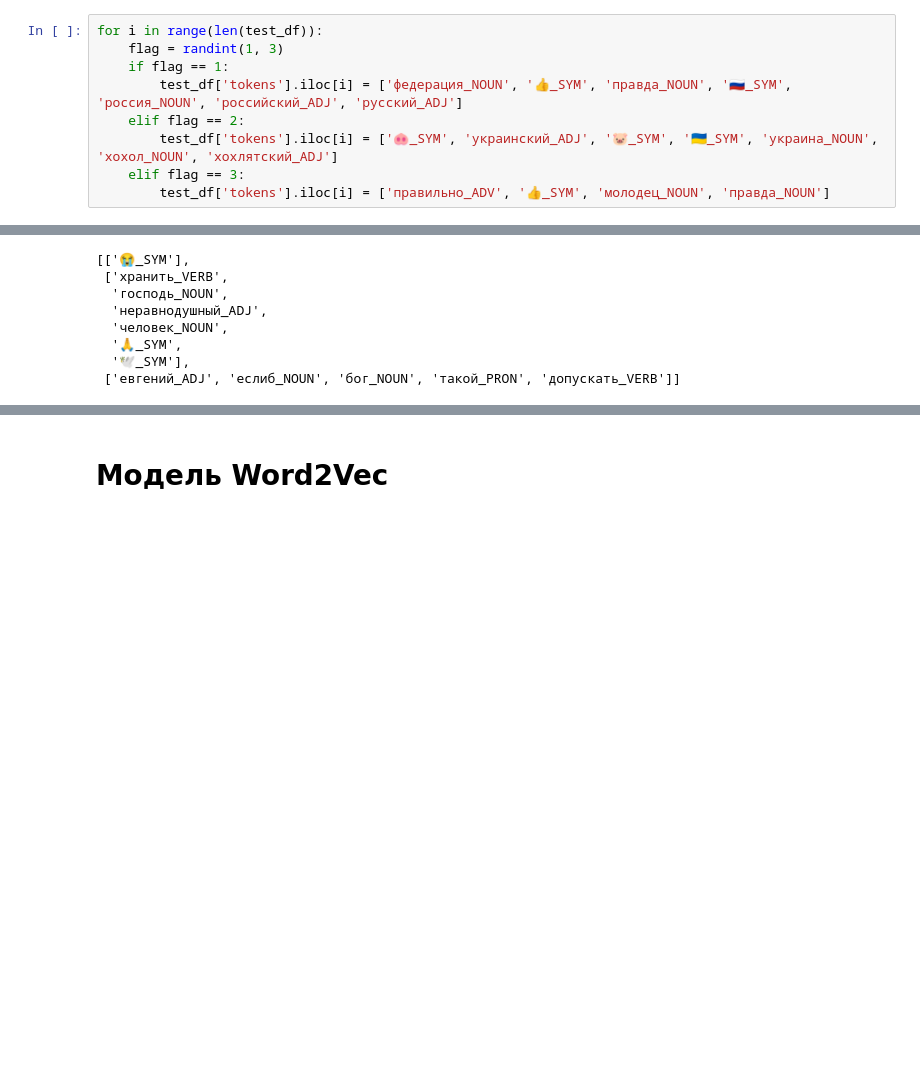
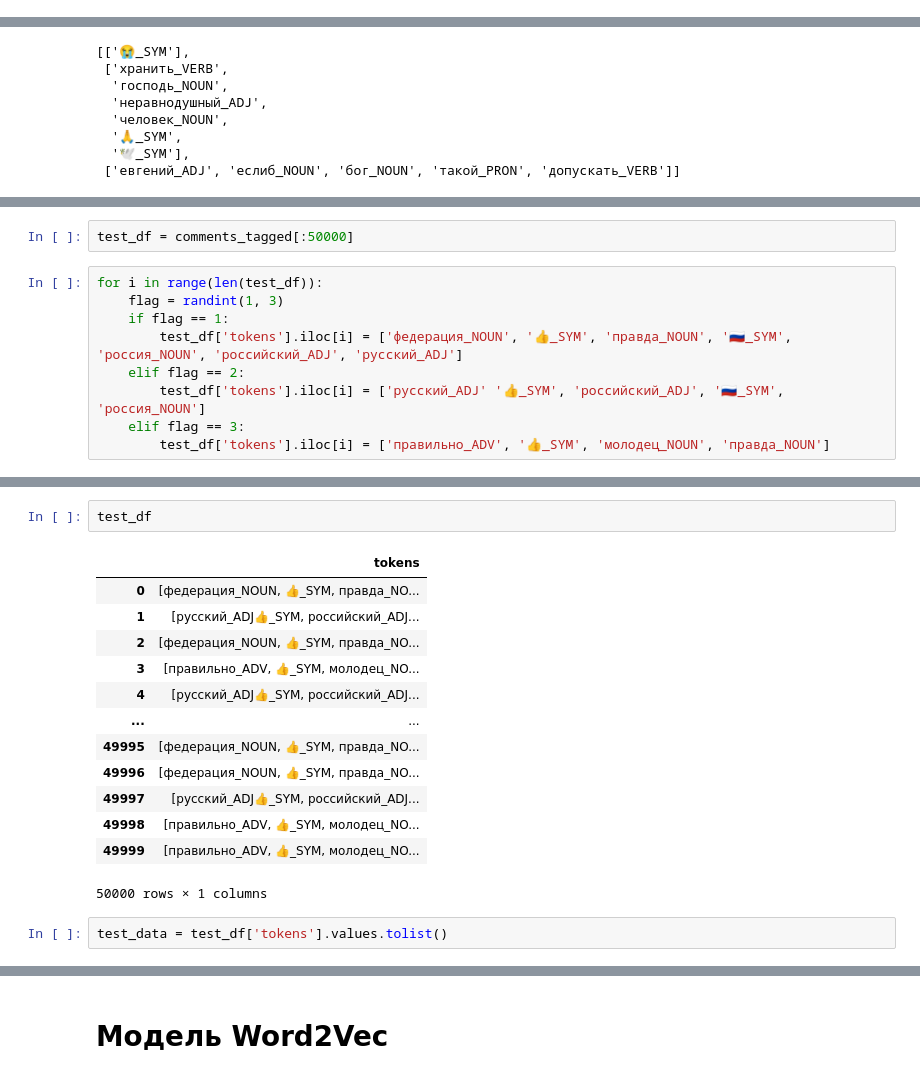
Before and after one commit to maximvscow/vk_data, a Jupyter notebook: word2vec.ipynb, the cells around one changed output, grey strips where cells are left out. Saved outputs shown, nothing was run; the diff lists cells and outputs as text; blank space fills up the shorter version.

```diff
--- a/word2vec.ipynb
+++ b/word2vec.ipynb
@@ -192,9 +189,0 @@ test_df = comments_tagged[:2000]
-# %%
-for i in range(len(test_df)):
-    flag = randint(1, 3)
-    if flag == 1:
-        test_df['tokens'].iloc[i] = ['федерация_NOUN', '👍_SYM', 'правда_NOUN', '🇷🇺_SYM', 'россия_NOUN', 'российский_ADJ', 'русский_ADJ']
-    elif flag == 2:
-        test_df['tokens'].iloc[i] = ['🐽_SYM', 'украинский_ADJ', '🐷_SYM', '🇺🇦_SYM', 'украина_NOUN', 'хохол_NOUN', 'хохлятский_ADJ']
-    elif flag == 3:
-        test_df['tokens'].iloc[i] = ['правильно_ADV', '👍_SYM', 'молодец_NOUN', 'правда_NOUN']
@@ -237,0 +207,11 @@ vk_data[:3]
+# %%
+test_df = comments_tagged[:50000]
+# %%
+for i in range(len(test_df)):
+    flag = randint(1, 3)
+    if flag == 1:
+        test_df['tokens'].iloc[i] = ['федерация_NOUN', '👍_SYM', 'правда_NOUN', '🇷🇺_SYM', 'россия_NOUN', 'российский_ADJ', 'русский_ADJ']
+    elif flag == 2:
+        test_df['tokens'].iloc[i] = ['русский_ADJ' '👍_SYM', 'российский_ADJ', '🇷🇺_SYM', 'россия_NOUN']
+    elif flag == 3:
+        test_df['tokens'].iloc[i] = ['правильно_ADV', '👍_SYM', 'молодец_NOUN', 'правда_NOUN']
@@ -237,0 +231,18 @@ vk_data[:3]
+# %%
+test_df
+# %% [output]
+|  | tokens |
+| 0 | [федерация_NOUN, 👍_SYM, правда_NO... |
+| 1 | [русский_ADJ👍_SYM, российский_ADJ... |
+| 2 | [федерация_NOUN, 👍_SYM, правда_NO... |
+| 3 | [правильно_ADV, 👍_SYM, молодец_NO... |
+| 4 | [русский_ADJ👍_SYM, российский_ADJ... |
+| ... | ... |
+| 49995 | [федерация_NOUN, 👍_SYM, правда_NO... |
+| 49996 | [федерация_NOUN, 👍_SYM, правда_NO... |
+| 49997 | [русский_ADJ👍_SYM, российский_ADJ... |
+| 49998 | [правильно_ADV, 👍_SYM, молодец_NO... |
+| 49999 | [правильно_ADV, 👍_SYM, молодец_NO... |
+50000 rows × 1 columns
+# %%
+test_data = test_df['tokens'].values.tolist()
```
Also changed, not shown: parts of 37 cells of this notebook.
